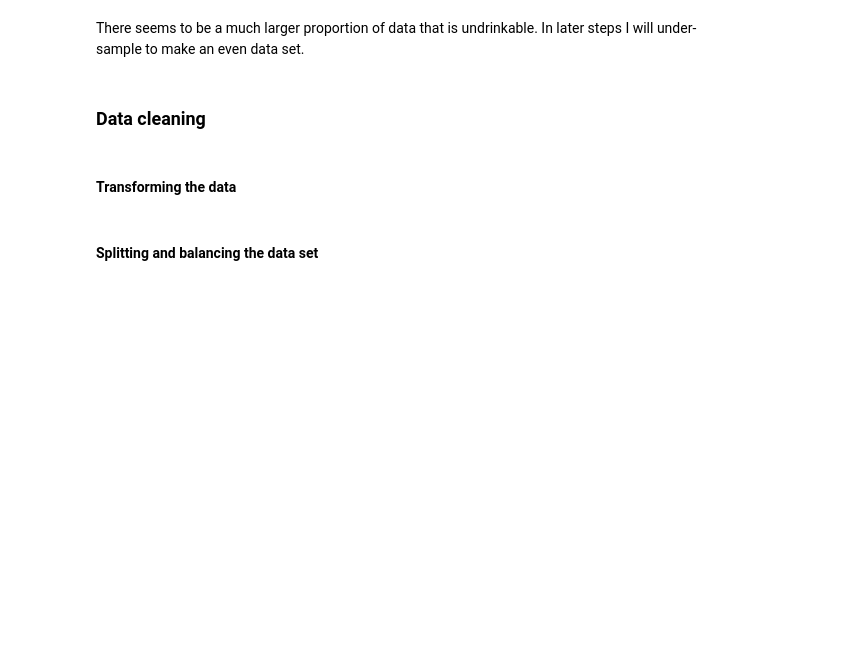
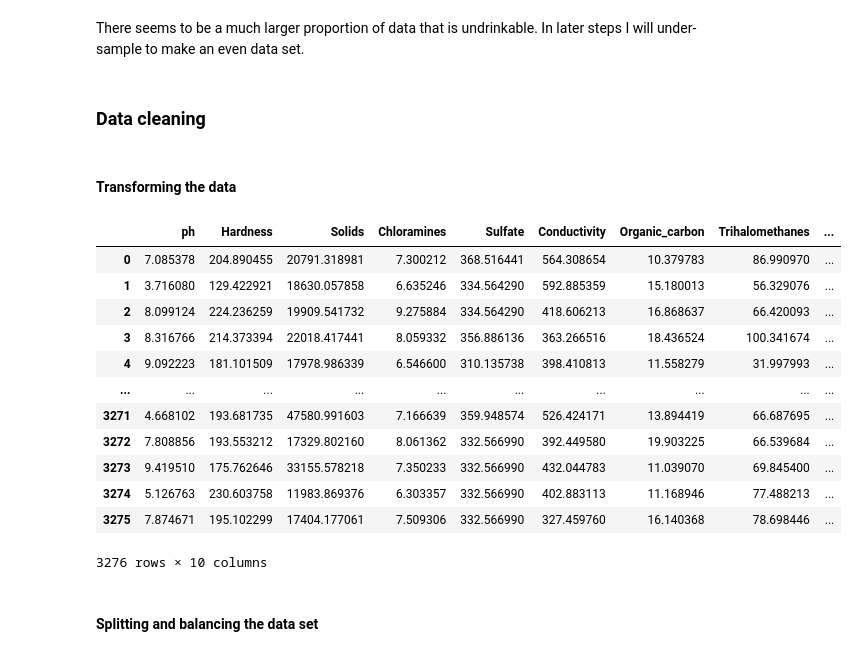
Before and after one commit to keir20/CleanWater, a Jupyter notebook: notebooks/keir20_Clean_Water.ipynb, the cells around one changed output. Saved outputs shown, nothing was run; the diff lists cells and outputs as text; code cells hidden in the pictures; blank space fills up the shorter version.

```diff
--- a/notebooks/keir20_Clean_Water.ipynb
+++ b/notebooks/keir20_Clean_Water.ipynb
@@ -236,4 +227,27 @@ There seems to be a much larger proportion of data that is undrinkable. In later
 ### Data cleaning
 # %% [markdown]
 #### Transforming the data
+# %%
+def fill_na(data):
+    d = pd.DataFrame()
+    for column in data:
+        d[column] = data[column].fillna(data.groupby(['Potability'])[column].transform('mean'))
+    return d
+# %%
+df = fill_na(df)
+df
+# %% [output]
+|  | ph | Hardness | Solids | Chloramines | Sulfate | Conductivity | Organic_carbon | Trihalomethanes | ... |
+| 0 | 7.085378 | 204.890455 | 20791.318981 | 7.300212 | 368.516441 | 564.308654 | 10.379783 | 86.990970 | ... |
+| 1 | 3.716080 | 129.422921 | 18630.057858 | 6.635246 | 334.564290 | 592.885359 | 15.180013 | 56.329076 | ... |
+| 2 | 8.099124 | 224.236259 | 19909.541732 | 9.275884 | 334.564290 | 418.606213 | 16.868637 | 66.420093 | ... |
+| 3 | 8.316766 | 214.373394 | 22018.417441 | 8.059332 | 356.886136 | 363.266516 | 18.436524 | 100.341674 | ... |
+| 4 | 9.092223 | 181.101509 | 17978.986339 | 6.546600 | 310.135738 | 398.410813 | 11.558279 | 31.997993 | ... |
+| ... | ... | ... | ... | ... | ... | ... | ... | ... | ... |
+| 3271 | 4.668102 | 193.681735 | 47580.991603 | 7.166639 | 359.948574 | 526.424171 | 13.894419 | 66.687695 | ... |
+| 3272 | 7.808856 | 193.553212 | 17329.802160 | 8.061362 | 332.566990 | 392.449580 | 19.903225 | 66.539684 | ... |
+| 3273 | 9.419510 | 175.762646 | 33155.578218 | 7.350233 | 332.566990 | 432.044783 | 11.039070 | 69.845400 | ... |
+| 3274 | 5.126763 | 230.603758 | 11983.869376 | 6.303357 | 332.566990 | 402.883113 | 11.168946 | 77.488213 | ... |
+| 3275 | 7.874671 | 195.102299 | 17404.177061 | 7.509306 | 332.566990 | 327.459760 | 16.140368 | 78.698446 | ... |
+3276 rows × 10 columns
 # %%
```
Also changed, not shown: parts of 30 cells of this notebook, 2 other files.
